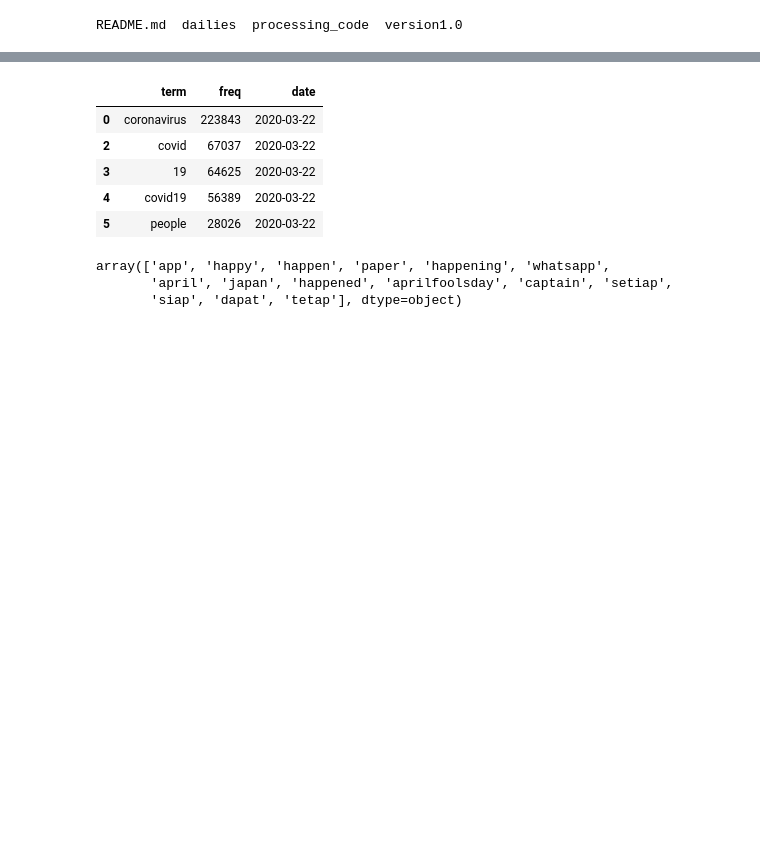
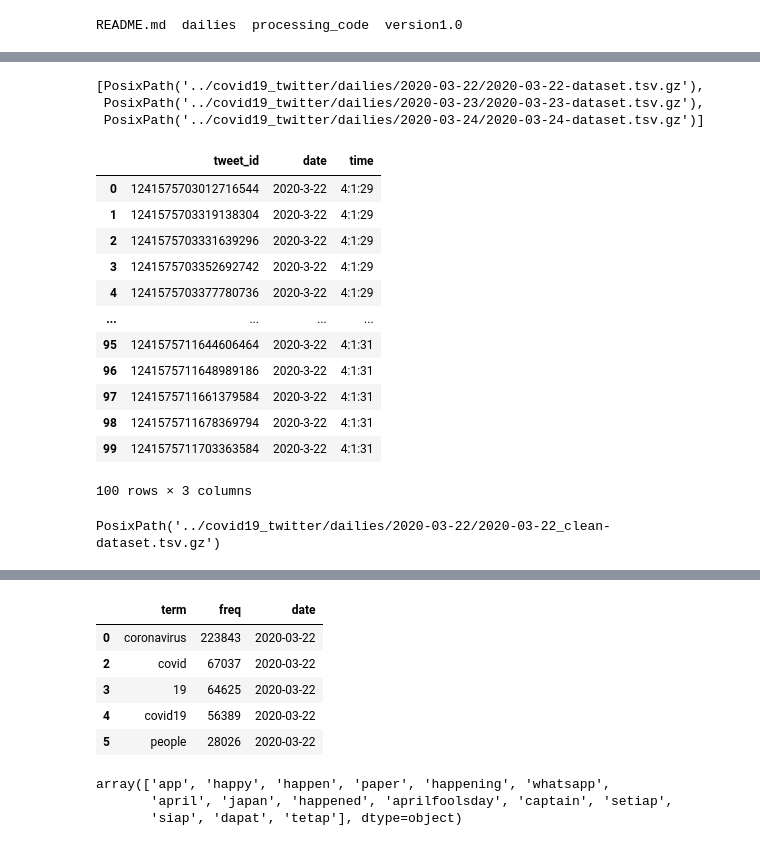
Before and after one commit to carsondahlberg/twitter-covid-19, a Jupyter notebook: 2020-04-05_eda.ipynb, the cells around one changed output, grey strips where cells are left out. Saved outputs shown, nothing was run; the diff lists cells and outputs as text; code cells hidden in the pictures; blank space fills up the shorter version.

Commit message:
covid 19 tweet ids new dataset

```diff
--- a/2020-04-05_eda.ipynb
+++ b/2020-04-05_eda.ipynb
@@ -91,0 +114,33 @@ files = list(DATA.rglob('*/*'))
+# %%
+# dataset.tsv.gz
+data = [f for f in files if ('clean' not in str(f)) & ('dataset' in str(f))]
+data[:3]
+# %% [output]
+[PosixPath('../covid19_twitter/dailies/2020-03-22/2020-03-22-dataset.tsv.gz'),
+ PosixPath('../covid19_twitter/dailies/2020-03-23/2020-03-23-dataset.tsv.gz'),
+ PosixPath('../covid19_twitter/dailies/2020-03-24/2020-03-24-dataset.tsv.gz')]
+# %%
+data_0 = pd.read_csv(data[0], nrows=100, compression='gzip',
+                   error_bad_lines=False, sep='\t')
+data_0
+# %% [output]
+|  | tweet_id | date | time |
+| 0 | 1241575703012716544 | 2020-3-22 | 4:1:29 |
+| 1 | 1241575703319138304 | 2020-3-22 | 4:1:29 |
+| 2 | 1241575703331639296 | 2020-3-22 | 4:1:29 |
+| 3 | 1241575703352692742 | 2020-3-22 | 4:1:29 |
+| 4 | 1241575703377780736 | 2020-3-22 | 4:1:29 |
+| ... | ... | ... | ... |
+| 95 | 1241575711644606464 | 2020-3-22 | 4:1:31 |
+| 96 | 1241575711648989186 | 2020-3-22 | 4:1:31 |
+| 97 | 1241575711661379584 | 2020-3-22 | 4:1:31 |
+| 98 | 1241575711678369794 | 2020-3-22 | 4:1:31 |
+| 99 | 1241575711703363584 | 2020-3-22 | 4:1:31 |
+100 rows × 3 columns
+# %%
+# `clean-dataset` files
+clean = [f for f in files if 'clean-dataset' in str(f)]
+clean_frames = []
+clean[0]
+# %% [output]
+PosixPath('../covid19_twitter/dailies/2020-03-22/2020-03-22_clean-dataset.tsv.gz')
```
Also changed, not shown: parts of 12 cells of this notebook, 4 other files.
